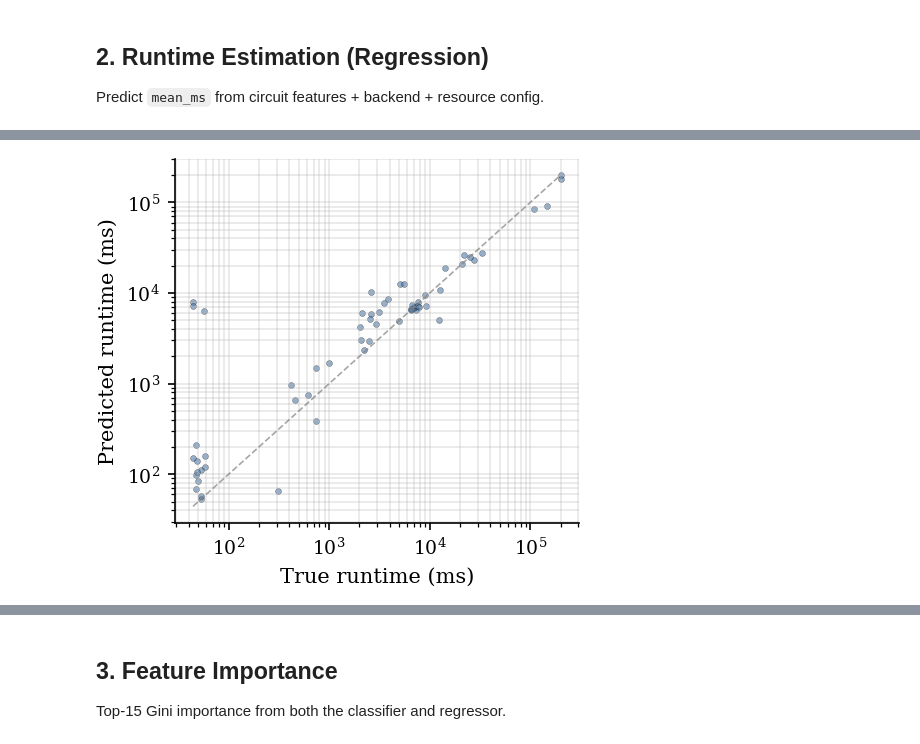
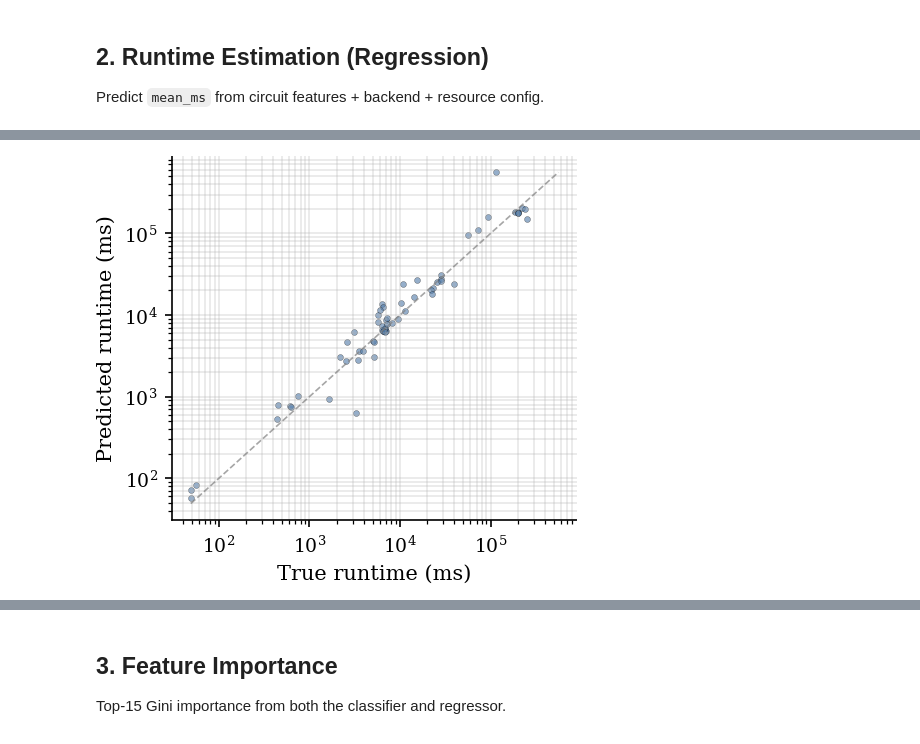
Before and after one commit to srikarchundury/MQBac, a Jupyter notebook: 2_model.ipynb, the cells around one changed output, grey strips where cells are left out. Cells and saved outputs as stored; diff of their text form; code cells hidden in the pictures.

```diff
--- a/2_model.ipynb
+++ b/2_model.ipynb
@@ -39,7 +39,7 @@ matplotlib.rcParams.update({
     "figure.dpi": 150,
     "savefig.dpi": 300,
     "savefig.bbox": "tight",
-    "savefig.pad_inches": 0.02,
+    "savefig.pad_inches": 0.005,
     "axes.spines.top": False,
     "axes.spines.right": False,
 })
@@ -543,21 +614,23 @@ R²:    0.954
 # %%
+
 # Regression scatter (single-column paper figure, log-log handles huge dynamic range).
+# Use back-transformed ms values so axes show actual wall-clock times.
 fig, ax = plt.subplots(figsize=(COL1_W, COL1_W * 0.9))
-ax.scatter(yr_te, yr_hat, s=8, alpha=0.6, color=C[0],
+ax.scatter(yr_te_ms, yr_hat_ms, s=8, alpha=0.6, color=C[0],
            edgecolors="black", linewidths=0.2)
-_lo = max(min(yr_te.min(), yr_hat.min()), 1e-3)
-_hi = max(yr_te.max(), yr_hat.max())
+_lo = max(min(yr_te_ms.min(), yr_hat_ms.min()), 1e-3)
+_hi = max(yr_te_ms.max(), yr_hat_ms.max())
 ax.plot([_lo, _hi], [_lo, _hi], "--", color="gray", linewidth=0.8, alpha=0.7)
 if _hi / max(_lo, 1e-9) > 1e2:
     ax.set_xscale("log"); ax.set_yscale("log")
 ax.set_xlabel("True runtime (ms)")
 ax.set_ylabel("Predicted runtime (ms)")
 ax.grid(True, which="both", alpha=0.3)
 plt.tight_layout()
 fig.savefig(IMG / "mqbac_regression_scatter.pdf")
 plt.show()
 # %% [output]
-[figure, old version]
+[figure, new version]
 # %%
 # === Regression Performance Table ===
 reg_metrics = pd.DataFrame({
```
Also changed, not shown: parts of 18 cells of this notebook, 23 other files.
